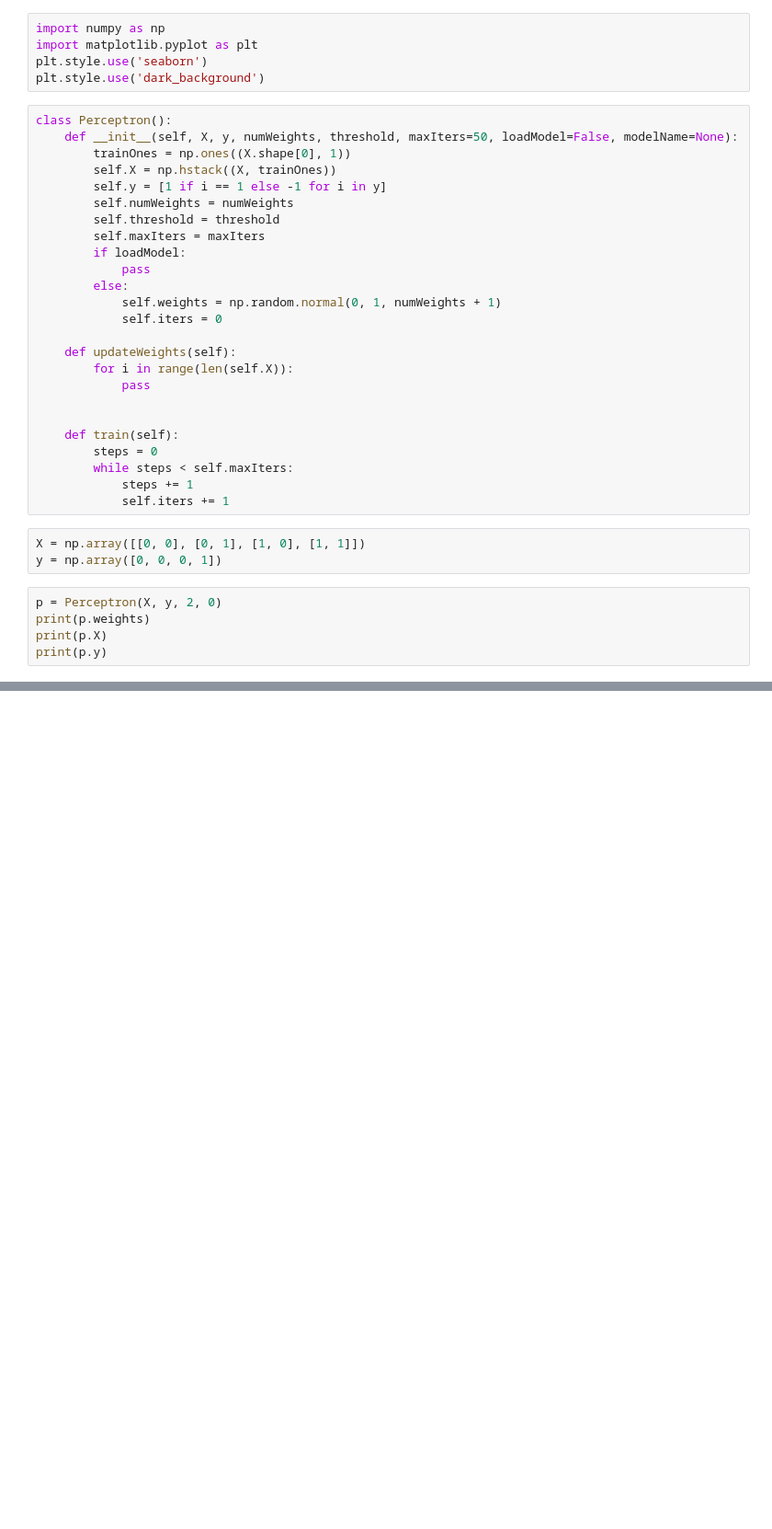
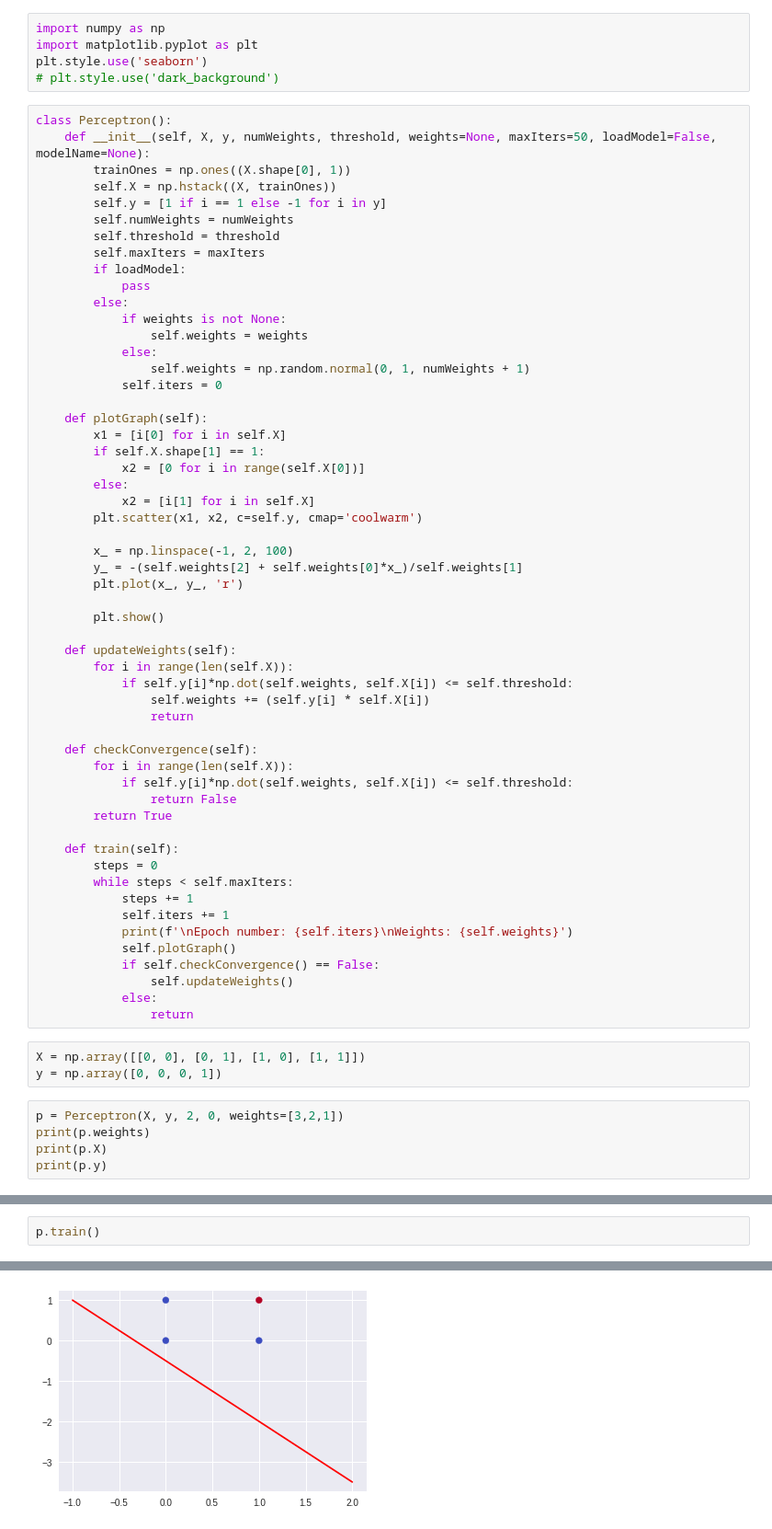
Before and after one commit to PritishWadhwa/DL-Assignments, a Jupyter notebook: Assignment1/Ques1/PTA.ipynb, the cells around one changed output, grey strips where cells are left out. Shown: that part at 92% size. Saved outputs shown, nothing was run; the diff lists cells and outputs as text; blank space fills up the shorter version.

Commit message:
Basic 2 input Perceptron ready

```diff
--- a/Assignment1/Ques1/PTA.ipynb
+++ b/Assignment1/Ques1/PTA.ipynb
@@ -2,10 +4,10 @@
 import numpy as np
 import matplotlib.pyplot as plt
 plt.style.use('seaborn')
-plt.style.use('dark_background')
+# plt.style.use('dark_background')
 # %%
 class Perceptron():
-    def __init__(self, X, y, numWeights, threshold, maxIters=50, loadModel=False, modelName=None):
+    def __init__(self, X, y, numWeights, threshold, weights=None, maxIters=50, loadModel=False, modelName=None):
         trainOnes = np.ones((X.shape[0], 1))
         self.X = np.hstack((X, trainOnes))
         self.y = [1 if i == 1 else -1 for i in y]
@@ -15,24 +17,54 @@ class Perceptron():
         if loadModel:
             pass
         else:
-            self.weights = np.random.normal(0, 1, numWeights + 1)
+            if weights is not None:
+                self.weights = weights
+            else:
+                self.weights = np.random.normal(0, 1, numWeights + 1)
             self.iters = 0
+
+    def plotGraph(self):
+        x1 = [i[0] for i in self.X]
+        if self.X.shape[1] == 1:
+            x2 = [0 for i in range(self.X[0])]
+        else:
+            x2 = [i[1] for i in self.X]
+        plt.scatter(x1, x2, c=self.y, cmap='coolwarm')
+
+        x_ = np.linspace(-1, 2, 100)
+        y_ = -(self.weights[2] + self.weights[0]*x_)/self.weights[1]
+        plt.plot(x_, y_, 'r')
+
+        plt.show()
 
     def updateWeights(self):
         for i in range(len(self.X)):
-            pass
+            if self.y[i]*np.dot(self.weights, self.X[i]) <= self.threshold:
+                self.weights += (self.y[i] * self.X[i])
+                return
 
+    def checkConvergence(self):
+        for i in range(len(self.X)):
+            if self.y[i]*np.dot(self.weights, self.X[i]) <= self.threshold:
+                return False
+        return True
 
     def train(self):
         steps = 0
         while steps < self.maxIters:
             steps += 1
             self.iters += 1
+            print(f'\nEpoch number: {self.iters}\nWeights: {self.weights}')
+            self.plotGraph()
+            if self.checkConvergence() == False:
+                self.updateWeights()
+            else:
+                return
 # %%
 X = np.array([[0, 0], [0, 1], [1, 0], [1, 1]])
 y = np.array([0, 0, 0, 1])
 # %%
-p = Perceptron(X, y, 2, 0)
+p = Perceptron(X, y, 2, 0, weights=[3,2,1])
 print(p.weights)
 print(p.X)
 print(p.y)
@@ -43,3 +75,6 @@ print(p.y)
  [1. 0. 1.]
  [1. 1. 1.]]
 [-1, -1, -1, 1]
+# %%
+p.train()
+# %% [output]
@@ -45,0 +83 @@ print(p.y)
+[figure, added]
```
Also changed, not shown: parts of 4 cells of this notebook.
